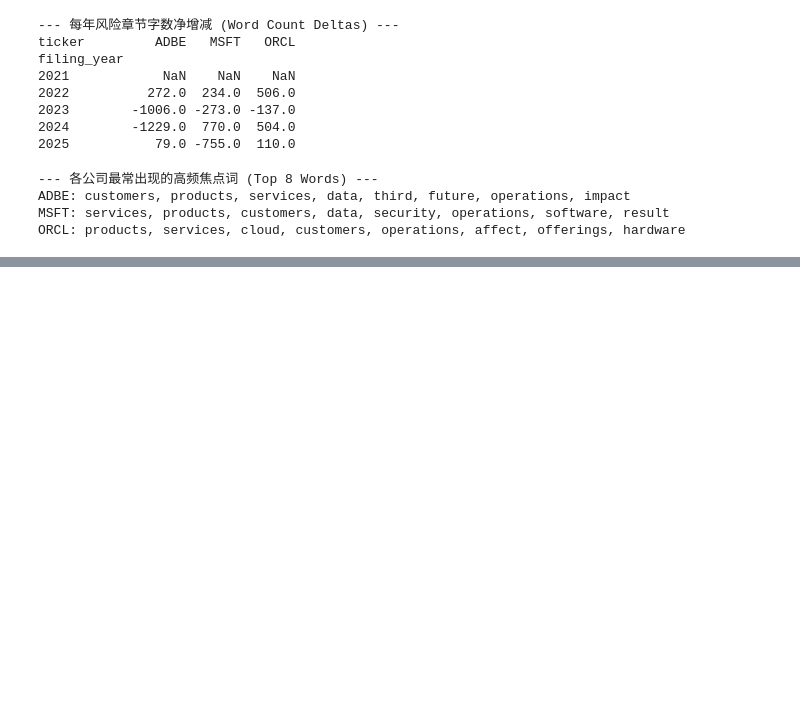
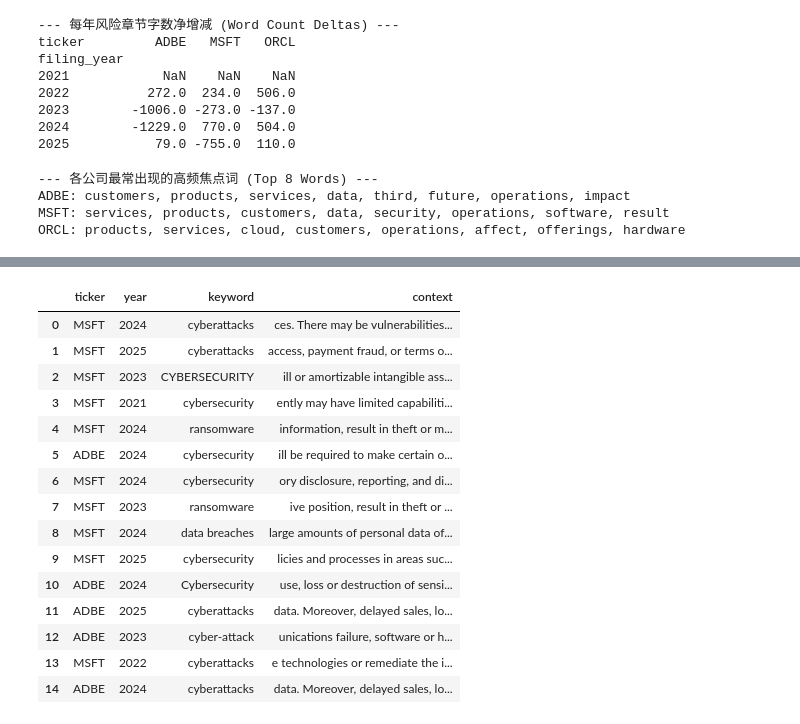
Before and after one commit to lillianhe629/team-9-project, a Jupyter notebook: sec_edgar_student_starter/eda_analysis.ipynb, the cells around one changed output, grey strips where cells are left out. Cells and saved outputs as stored; diff of their text form; code cells hidden in the pictures; blank space fills up the shorter version.

```diff
--- a/sec_edgar_student_starter/eda_analysis.ipynb
+++ b/sec_edgar_student_starter/eda_analysis.ipynb
@@ -163,0 +281,46 @@ ORCL: products, services, cloud, customers, operations, affect, offerings, hardw
+# %%
+##手动验证
+
+# Collect context around keyword matches
+samples = []
+
+for _, row in df.iterrows():
+    text = str(row["risk_text"])
+
+    for match in pattern.finditer(text):
+        start = max(0, match.start() - 100)
+        end = min(len(text), match.end() + 100)
+
+        samples.append({
+            "ticker": row["ticker"],
+            "year": row["filing_year"],
+            "keyword": match.group(),
+            "context": " ".join(text[start:end].split())
+        })
+
+sample_df = pd.DataFrame(samples)
+
+# Randomly select 15 matches for manual validation
+validation_sample = sample_df.sample(
+    n=min(15, len(sample_df)),
+    random_state=42
+).reset_index(drop=True)
+
+display(validation_sample)
+# %% [output]
+|  | ticker | year | keyword | context |
+| 0 | MSFT | 2024 | cyberattacks | ces. There may be vulnerabilities... |
+| 1 | MSFT | 2025 | cyberattacks | access, payment fraud, or terms o... |
+| 2 | MSFT | 2023 | CYBERSECURITY | ill or amortizable intangible ass... |
+| 3 | MSFT | 2021 | cybersecurity | ently may have limited capabiliti... |
+| 4 | MSFT | 2024 | ransomware | information, result in theft or m... |
+| 5 | ADBE | 2024 | cybersecurity | ill be required to make certain o... |
+| 6 | MSFT | 2024 | cybersecurity | ory disclosure, reporting, and di... |
+| 7 | MSFT | 2023 | ransomware | ive position, result in theft or ... |
+| 8 | MSFT | 2024 | data breaches | large amounts of personal data of... |
+| 9 | MSFT | 2025 | cybersecurity | licies and processes in areas suc... |
+| 10 | ADBE | 2024 | Cybersecurity | use, loss or destruction of sensi... |
+| 11 | ADBE | 2025 | cyberattacks | data. Moreover, delayed sales, lo... |
+| 12 | ADBE | 2023 | cyber-attack | unications failure, software or h... |
+| 13 | MSFT | 2022 | cyberattacks | e technologies or remediate the i... |
+| 14 | ADBE | 2024 | cyberattacks | data. Moreover, delayed sales, lo... |
```
Also changed, not shown: parts of 5 cells of this notebook, 3 other files.
